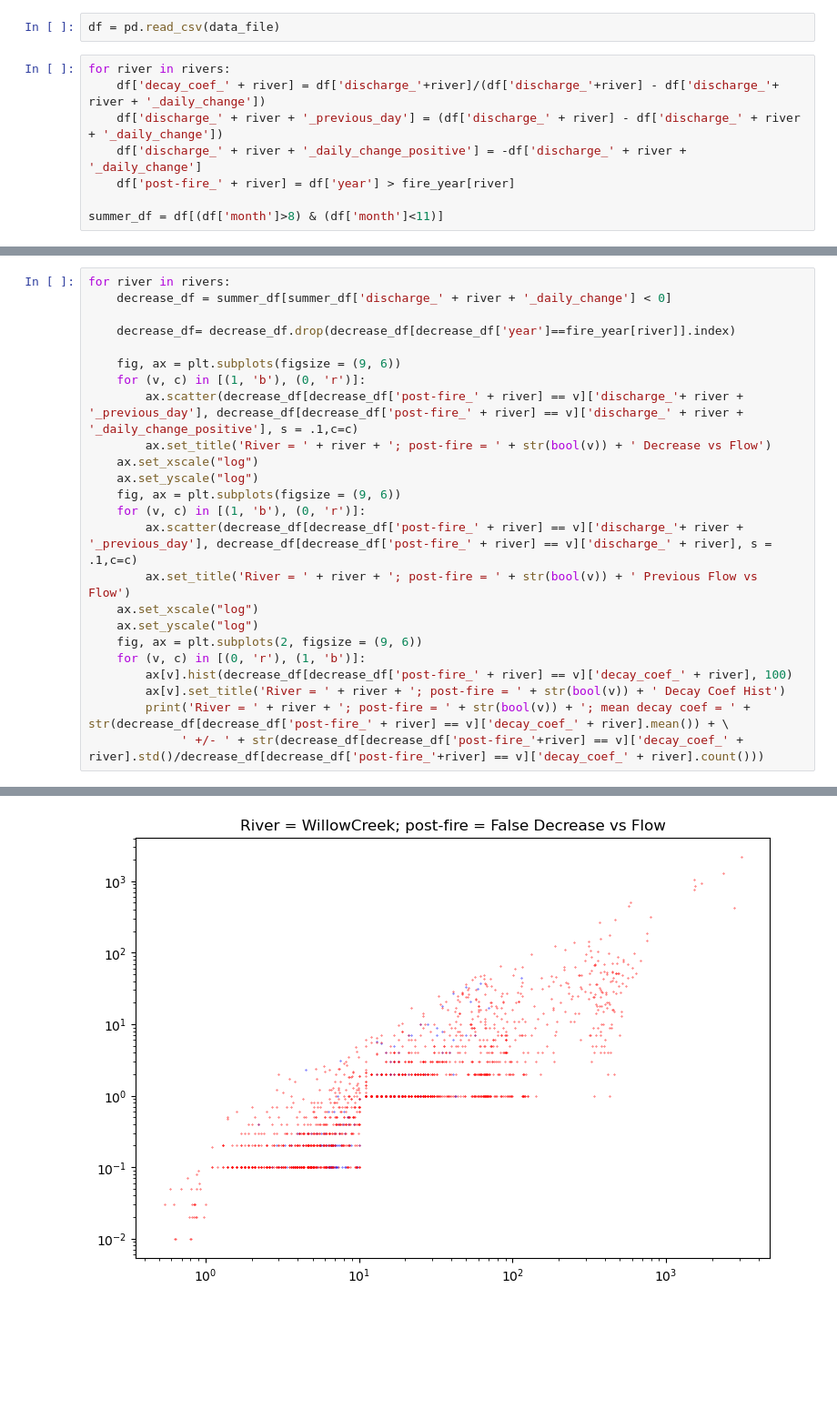
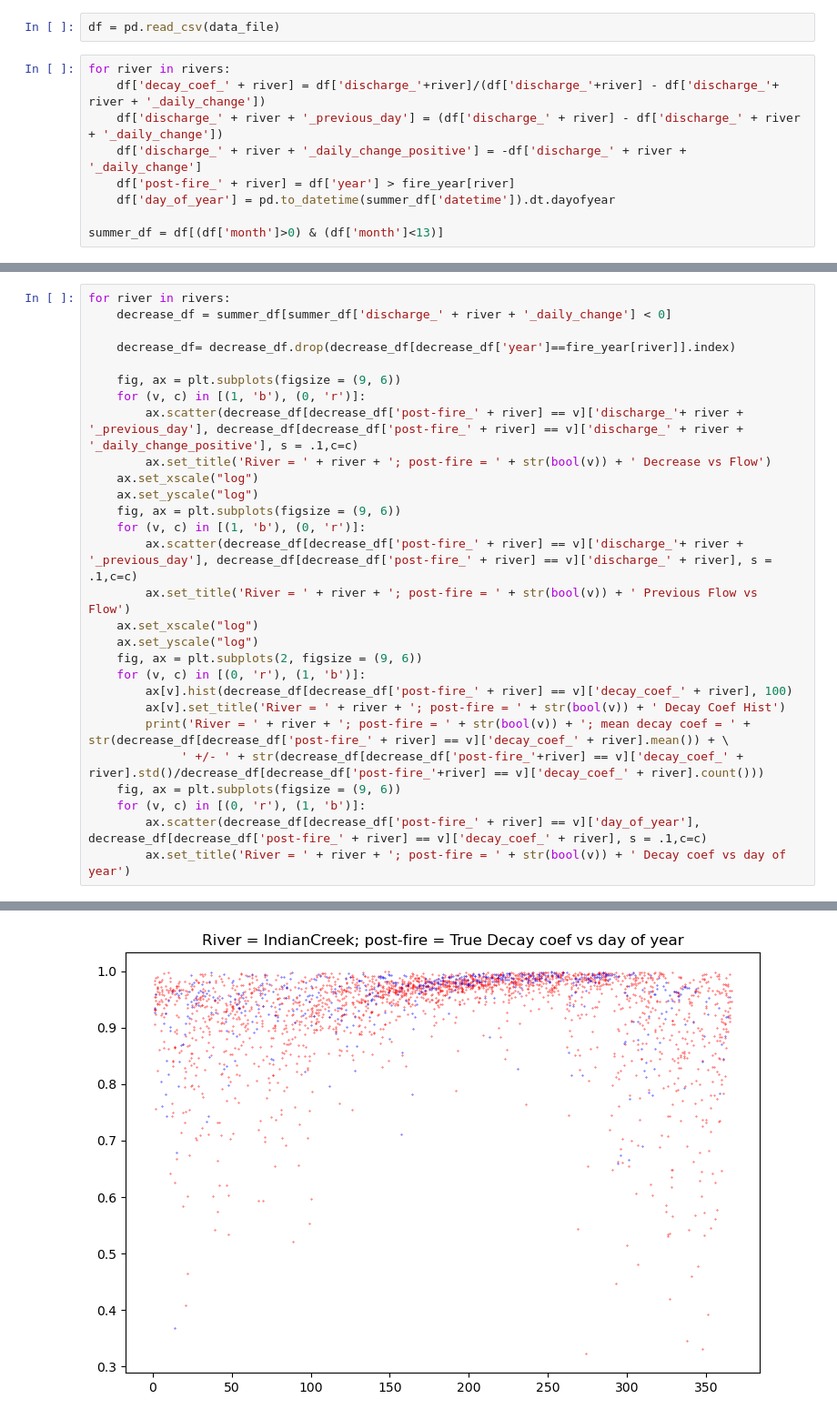
Before and after one commit to UW-GDA/SlaterFireHydrology, a Jupyter notebook: code/Analysis/Linear_Res_Model.ipynb, the cells around one changed output, grey strips where cells are left out. Shown at 91% size. Cells and saved outputs as stored; diff of their text form; blank space fills up the shorter version.

```diff
--- a/code/Analysis/Linear_Res_Model.ipynb
+++ b/code/Analysis/Linear_Res_Model.ipynb
@@ -24,8 +24,9 @@ for river in rivers:
     df['discharge_' + river + '_previous_day'] = (df['discharge_' + river] - df['discharge_' + river + '_daily_change'])
     df['discharge_' + river + '_daily_change_positive'] = -df['discharge_' + river + '_daily_change']
     df['post-fire_' + river] = df['year'] > fire_year[river]
+    df['day_of_year'] = pd.to_datetime(summer_df['datetime']).dt.dayofyear
 
-summer_df = df[(df['month']>8) & (df['month']<11)]
+summer_df = df[(df['month']>0) & (df['month']<13)]
 # %%
 summer_df
 # %% [output]
@@ -66,6 +67,10 @@ for river in rivers:
         ax[v].set_title('River = ' + river + '; post-fire = ' + str(bool(v)) + ' Decay Coef Hist')
         print('River = ' + river + '; post-fire = ' + str(bool(v)) + '; mean decay coef = ' + str(decrease_df[decrease_df['post-fire_' + river] == v]['decay_coef_' + river].mean()) + \
              ' +/- ' + str(decrease_df[decrease_df['post-fire_'+river] == v]['decay_coef_' + river].std()/decrease_df[decrease_df['post-fire_'+river] == v]['decay_coef_' + river].count()))
+    fig, ax = plt.subplots(figsize = (9, 6))
+    for (v, c) in [(0, 'r'), (1, 'b')]:
+        ax.scatter(decrease_df[decrease_df['post-fire_' + river] == v]['day_of_year'], decrease_df[decrease_df['post-fire_' + river] == v]['decay_coef_' + river], s = .1,c=c)
+        ax.set_title('River = ' + river + '; post-fire = ' + str(bool(v)) + ' Decay coef vs day of year')
 # %% [output]
 River = IndianCreek; post-fire = False; mean decay coef = 0.9279216924836895 +/- 4.266380999192899e-05
 River = IndianCreek; post-fire = True; mean decay coef = 0.9486232161433865 +/- 0.00012137815339943534
@@ -82,4 +87,4 @@ River = SalmonFallsCreek; post-fire = True; mean decay coef = 0.936077446597425
 [figure]
 [figure]
 [figure]
-[figure, old version]
+[figure, new version]
```
Also changed, not shown: parts of 3 cells of this notebook, 3 other files.
